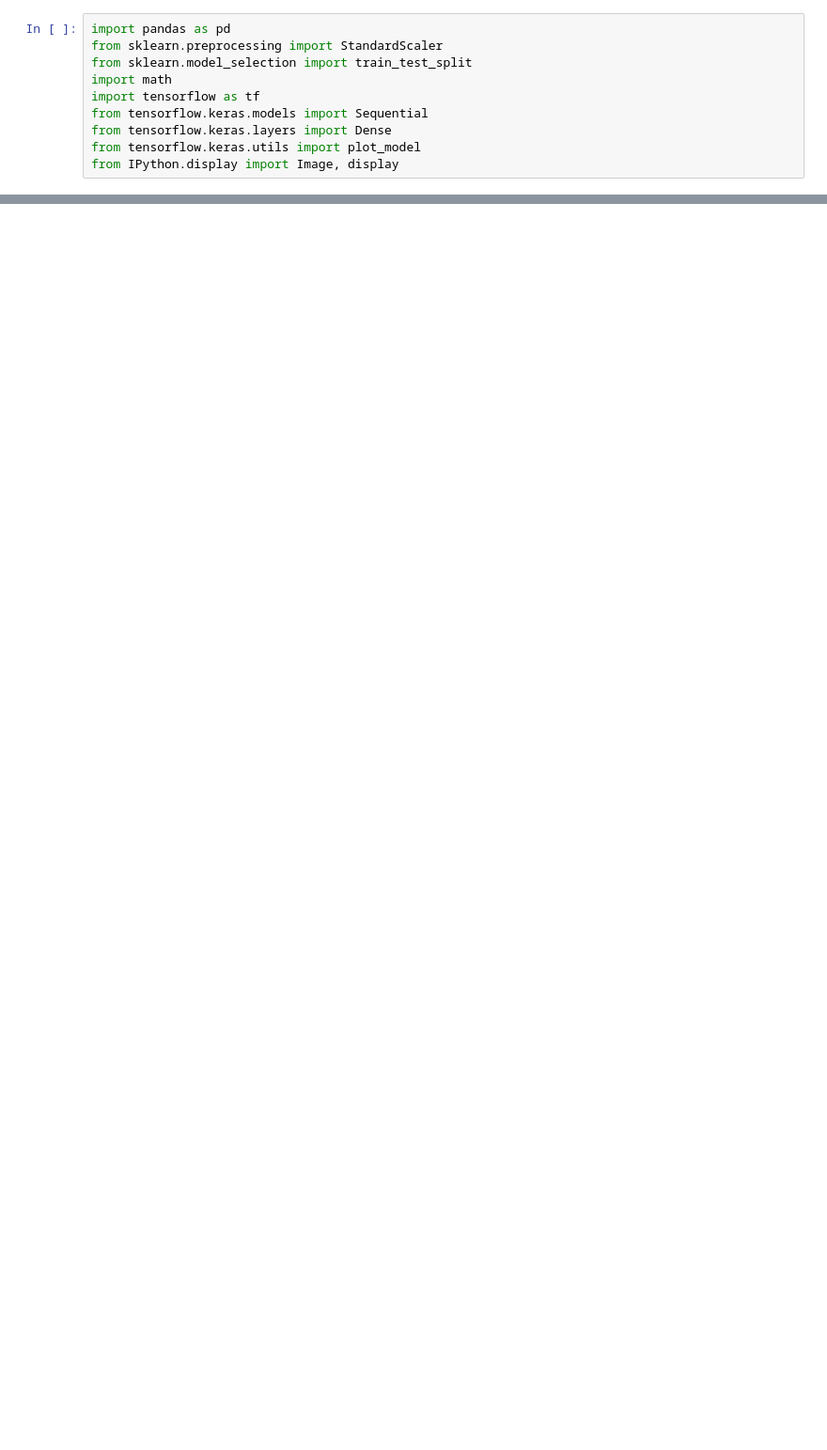
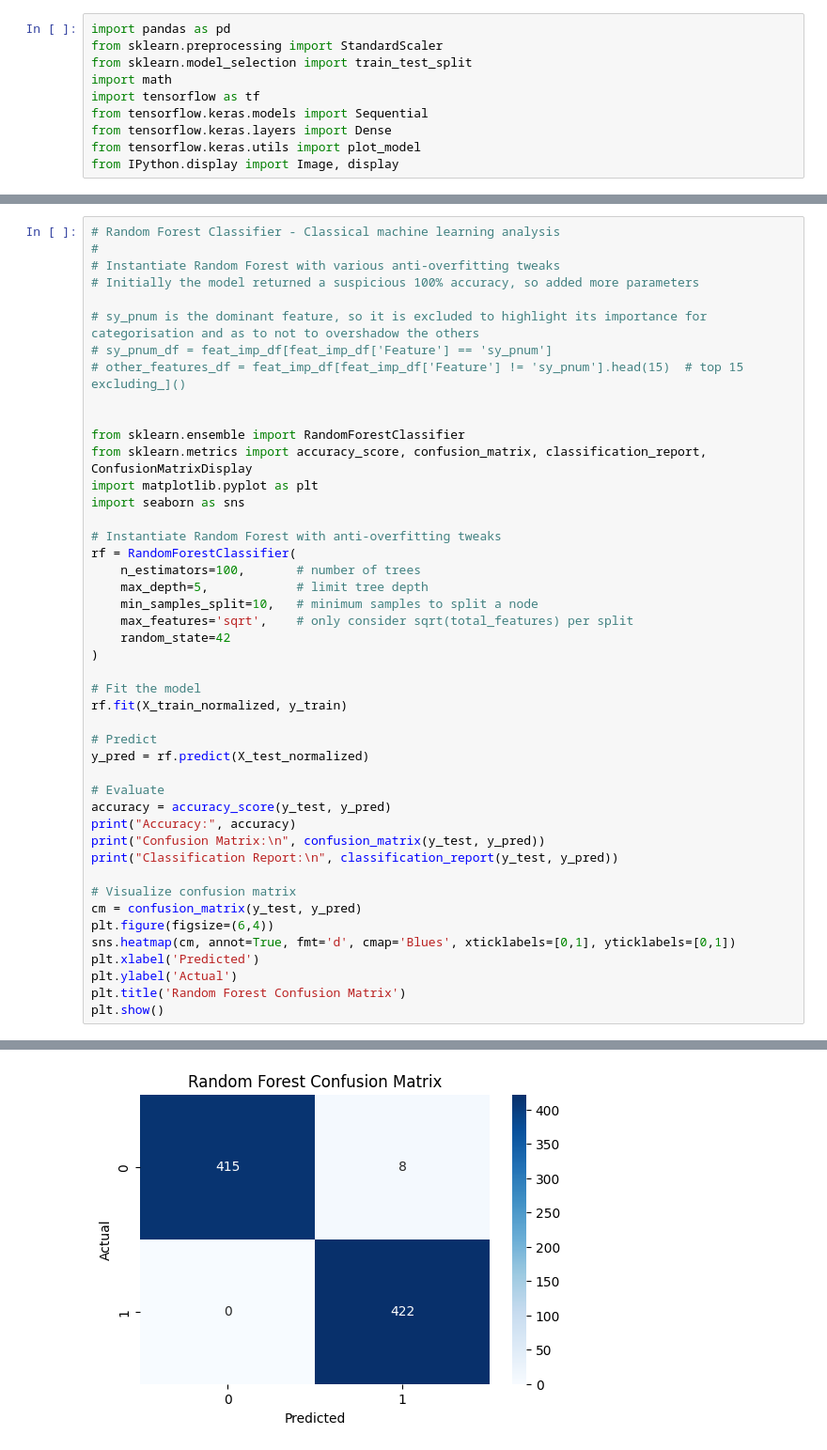
Before and after one commit to hazieon/Exoplanet-Detection, a Jupyter notebook: Kepler_Exoplanet(Project_1).ipynb, the cells around one changed output, grey strips where cells are left out. Shown at 94% size. Saved outputs shown, nothing was run; the diff lists cells and outputs as text; blank space fills up the shorter version.

Commit message:
WIP: Switching to K2 Dataset; Changing data processing; Adding random forest

```diff
--- a/Kepler_Exoplanet(Project_1).ipynb
+++ b/Kepler_Exoplanet(Project_1).ipynb
@@ -31,0 +164,46 @@ X_test_normalized = scaler.transform(X_test)
+# %%
+# Random Forest Classifier - Classical machine learning analysis
+#
+# Instantiate Random Forest with various anti-overfitting tweaks
+# Initially the model returned a suspicious 100% accuracy, so added more parameters
+
+# sy_pnum is the dominant feature, so it is excluded to highlight its importance for categorisation and as to not to overshadow the others
+# sy_pnum_df = feat_imp_df[feat_imp_df['Feature'] == 'sy_pnum']
+# other_features_df = feat_imp_df[feat_imp_df['Feature'] != 'sy_pnum'].head(15)  # top 15 excluding_]()
+
+
+from sklearn.ensemble import RandomForestClassifier
+from sklearn.metrics import accuracy_score, confusion_matrix, classification_report, ConfusionMatrixDisplay
+import matplotlib.pyplot as plt
+import seaborn as sns
+
+# Instantiate Random Forest with anti-overfitting tweaks
+rf = RandomForestClassifier(
+    n_estimators=100,       # number of trees
+    max_depth=5,            # limit tree depth
+    min_samples_split=10,   # minimum samples to split a node
+    max_features='sqrt',    # only consider sqrt(total_features) per split
+    random_state=42
+)
+
+# Fit the model
+rf.fit(X_train_normalized, y_train)
+
+# Predict
+y_pred = rf.predict(X_test_normalized)
+
+# Evaluate
+accuracy = accuracy_score(y_test, y_pred)
+print("Accuracy:", accuracy)
+print("Confusion Matrix:\n", confusion_matrix(y_test, y_pred))
+print("Classification Report:\n", classification_report(y_test, y_pred))
+
+# Visualize confusion matrix
+cm = confusion_matrix(y_test, y_pred)
+plt.figure(figsize=(6,4))
+sns.heatmap(cm, annot=True, fmt='d', cmap='Blues', xticklabels=[0,1], yticklabels=[0,1])
+plt.xlabel('Predicted')
+plt.ylabel('Actual')
+plt.title('Random Forest Confusion Matrix')
+plt.show()
+# %% [output]
@@ -32,3 +223,4 @@ X_test_normalized = scaler.transform(X_test)
+[figure, added]
 # %%
 #Building Neural Network Model
 model=Sequential()
```
Also changed, not shown: parts of 9 cells of this notebook.
